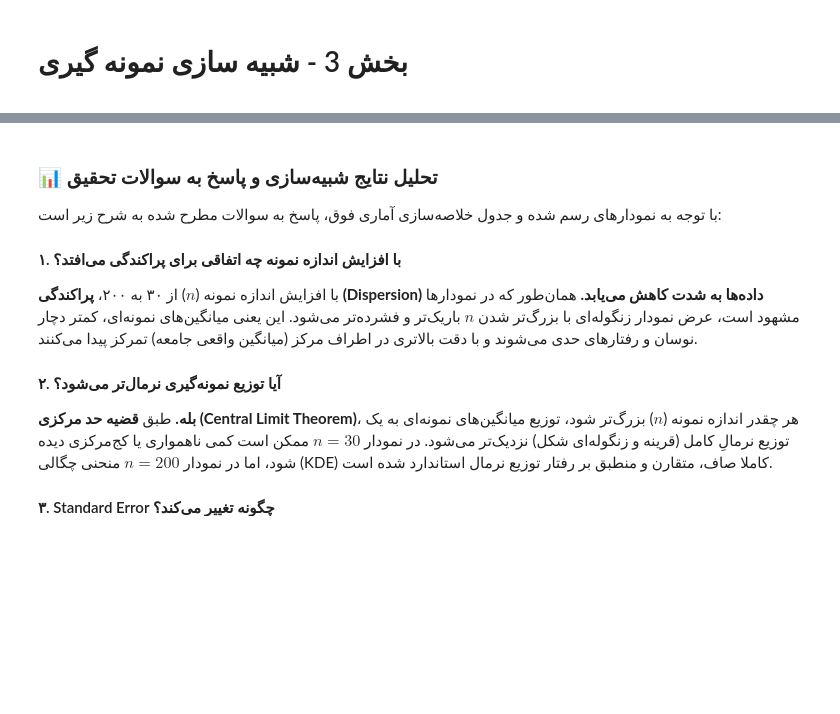
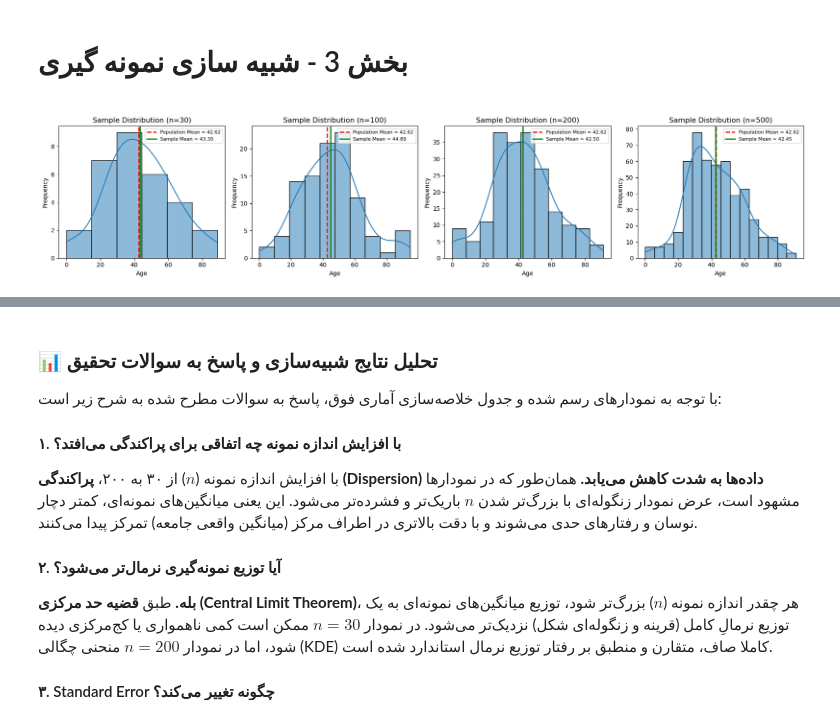
Before and after one commit to Pourya-Ardestani/DataScience, a Jupyter notebook: third.ipynb, the cells around one changed output, grey strips where cells are left out. Cells and saved outputs as stored; diff of their text form; code cells hidden in the pictures; blank space fills up the shorter version.

```diff
--- a/third.ipynb
+++ b/third.ipynb
@@ -279,6 +279,59 @@ df.head()
 
 
 </div>
+# %%
+population_age = df['age'].values
+population_mean = np.mean(population_age)
+
+sample_sizes = [30, 100, 200, 500]
+
+plt.figure(figsize=(18, 4))
+
+for i, n in enumerate(sample_sizes):
+
+    sample = np.random.choice(
+        population_age,
+        size=n,
+        replace=False
+    )
+
+    sample_mean = np.mean(sample)
+
+    plt.subplot(1, 4, i + 1)
+
+    sns.histplot(
+        sample,
+        kde=True,
+        bins='auto'
+    )
+
+    # میانگین جامعه
+    plt.axvline(
+        population_mean,
+        color='red',
+        linestyle='--',
+        linewidth=2,
+        label=f'Population Mean = {population_mean:.2f}'
+    )
+
+    # میانگین نمونه
+    plt.axvline(
+        sample_mean,
+        color='green',
+        linewidth=2,
+        linestyle='-',
+        label=f'Sample Mean = {sample_mean:.2f}'
+    )
+
+    plt.title(f'Sample Distribution (n={n})')
+    plt.xlabel('Age')
+    plt.ylabel('Frequency')
+    plt.legend(fontsize=8)
+
+plt.tight_layout()
+plt.show()
+# %% [output]
+[figure, added]
 # %%
 population_age = df['age'].values
 population_mean = np.mean(population_age)
```
Also changed, not shown: parts of 14 cells of this notebook.
